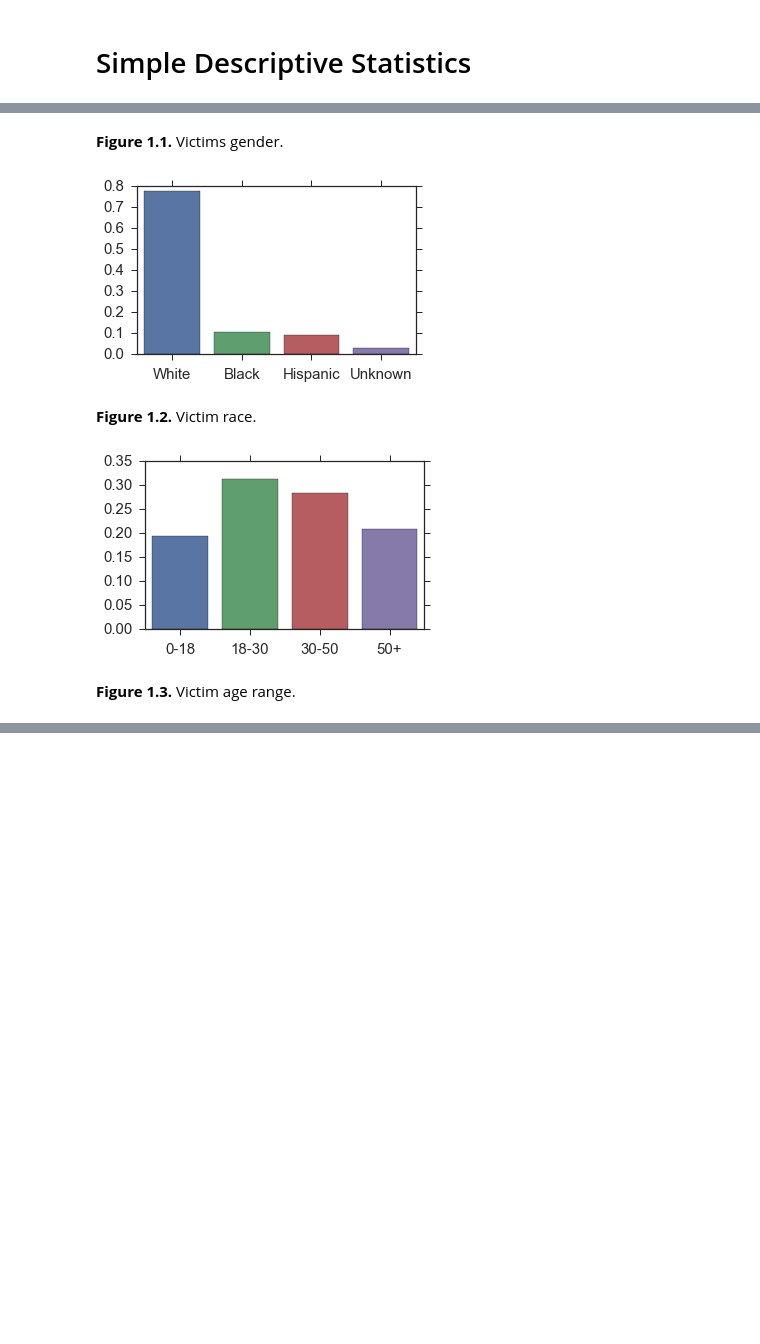
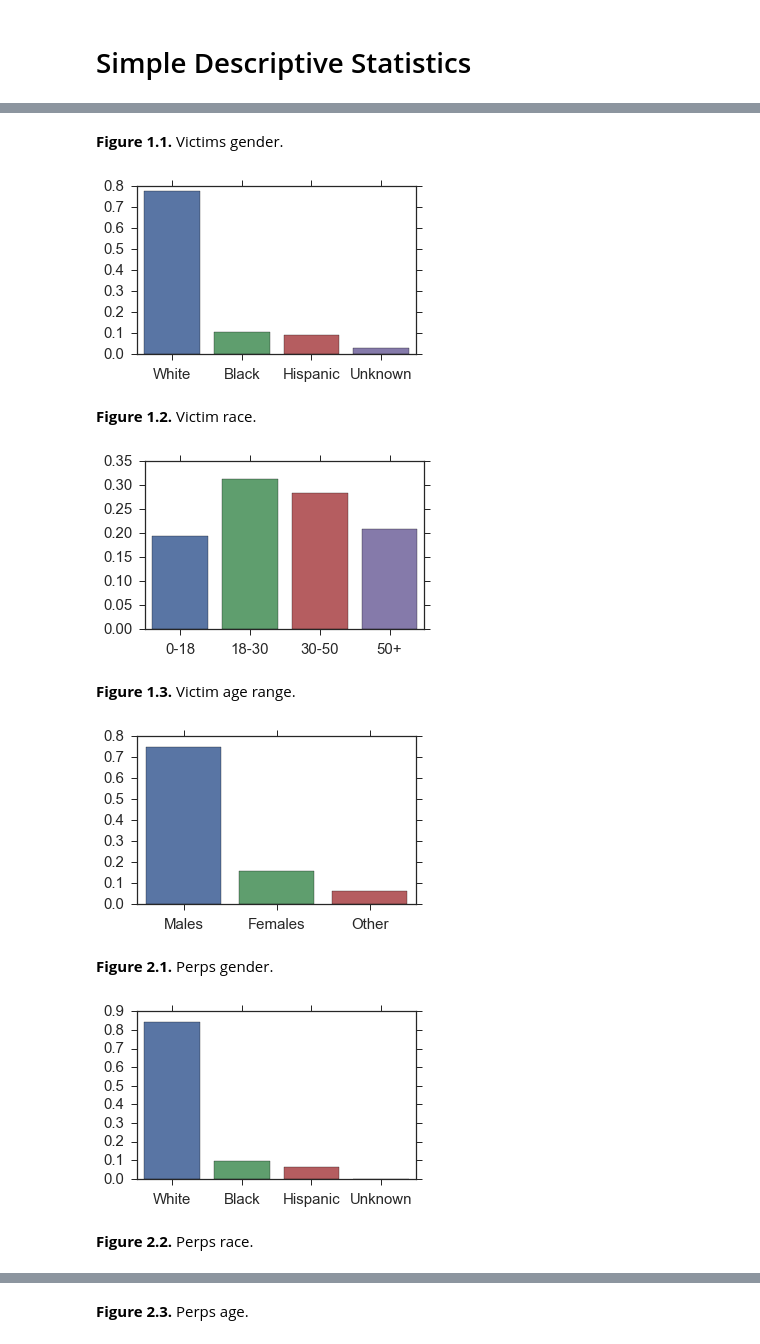
Before and after one commit to arose13/RandomPython, a Jupyter notebook: Law and Order SVU.ipynb, the cells around one changed output, grey strips where cells are left out. Saved outputs shown, nothing was run; the diff lists cells and outputs as text; code cells hidden in the pictures; blank space fills up the shorter version.

```diff
--- a/Law and Order SVU.ipynb
+++ b/Law and Order SVU.ipynb
@@ -15,11 +15,15 @@ sns.set_style('ticks')
 # %%
 # Get Data
 victims_data = pd.read_csv('data/svu/victims.csv')
-perps_data = pd.read_csv('data/svu/perps.csv')
+perp_data = pd.read_csv('data/svu/perps.csv')
 
 # Clean Data
 victims_data = victims_data[['Episode', 'Sex', 'Age', 'Race', 'Class']]
 victims_data = victims_data.dropna(axis=0)
 display(Markdown('Victim Data, **N={}**'.format(len(victims_data))))
+
+perp_data = perp_data[['Episode', 'Sex', 'Age', 'Race']]
+perp_data = perp_data.dropna(axis=0)
+display(Markdown('Perp Data, **N={}**'.format(len(perp_data))))
 # %% [output]
 Victim Data, **N=67**
@@ -41,30 +46,47 @@ def get_numbers(column, query, data):
     return numbers
 
 # Victims
 sns.barplot(
     x=gender_labels,
     y=get_numbers('Sex', gender_query, victims_data)
 )
 graph.show()
 display(Markdown('**Figure 1.1.** Victims gender.'))
 
 sns.barplot(
     x=race_labels,
     y=get_numbers('Race', race_query, victims_data)
 )
 graph.show()
 display(Markdown('**Figure 1.2.** Victim race.'))
 
 sns.barplot(
     x=age_labels,
     y=get_numbers('Age', age_query, victims_data)
 )
 graph.show()
 display(Markdown('**Figure 1.3.** Victim age range.'))
+
+# Perps
+sns.barplot(x=gender_labels, y=get_numbers('Sex', gender_query, perp_data))
+graph.show()
+display(Markdown('**Figure 2.1.** Perps gender.'))
+
+sns.barplot(x=race_labels, y=get_numbers('Race', race_query, perp_data))
+graph.show()
+display(Markdown('**Figure 2.2.** Perps race.'))
+
+sns.barplot(x=age_labels, y=get_numbers('Age', age_query, perp_data))
+graph.show()
+display(Markdown('**Figure 2.3.** Perps age.'))
 # %% [output]
 [figure]
 **Figure 1.1.** Victims gender.
 [figure]
 **Figure 1.2.** Victim race.
 [figure]
 **Figure 1.3.** Victim age range.
+[figure, added]
+**Figure 2.1.** Perps gender.
+[figure, added]
+**Figure 2.2.** Perps race.
@@ -70,0 +94 @@ display(Markdown('**Figure 1.3.** Victim age range.'))
+**Figure 2.3.** Perps age.
```
Also changed, not shown: parts of 2 cells of this notebook.
